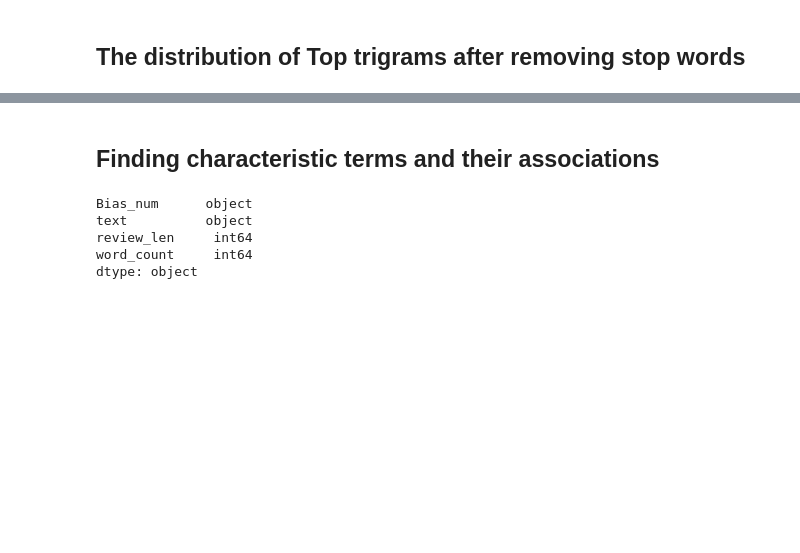
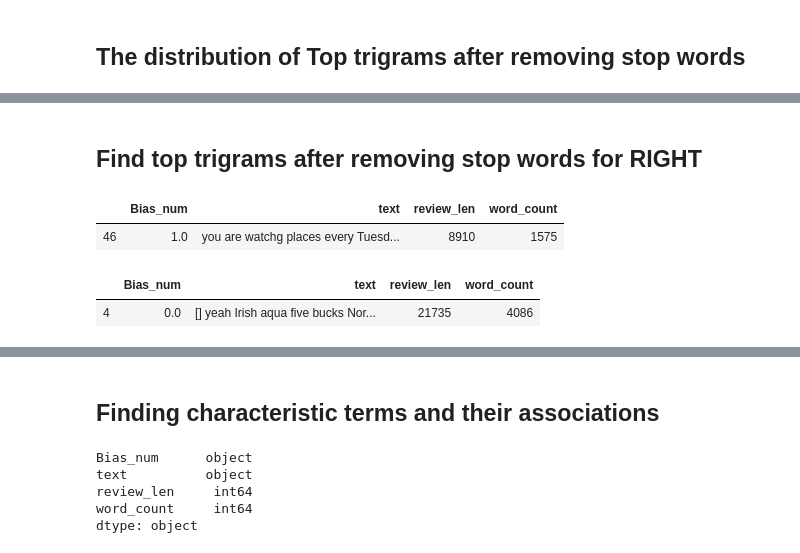
Before and after one commit to Rolfstx/esade_fake_news, a Jupyter notebook: 1_Climate_Change/youtube_query/data/nlp/notebooks/nlp_EDA_v3.ipynb, the cells around one changed output, grey strips where cells are left out. Drawn from its saved outputs; the diff is of its cells as text; code cells hidden in the pictures; blank space fills up the shorter version.

```diff
--- a/1_Climate_Change/youtube_query/data/nlp/notebooks/nlp_EDA_v3.ipynb
+++ b/1_Climate_Change/youtube_query/data/nlp/notebooks/nlp_EDA_v3.ipynb
@@ -435 +435,16 @@ df6.groupby('text').sum()['count'].sort_values(ascending=False).iplot(
 [interactive output not drawn]
+# %% [markdown]
+## Find top trigrams after removing stop words for RIGHT
+# %%
+#create df with only right subtitles
+right = df[df['Bias_num']==1]
+right.head(1)
+
+#create df with only left subtitles
+left = df[df['Bias_num']==0]
+left.head(1)
+# %% [output]
+|  | Bias_num | text | review_len | word_count |
+| 46 | 1.0 | you are watchg places every Tuesd... | 8910 | 1575 |
+|  | Bias_num | text | review_len | word_count |
+| 4 | 0.0 | [] yeah Irish aqua five bucks Nor... | 21735 | 4086 |
```
Also changed, not shown: parts of 21 cells of this notebook, 5 other files.
